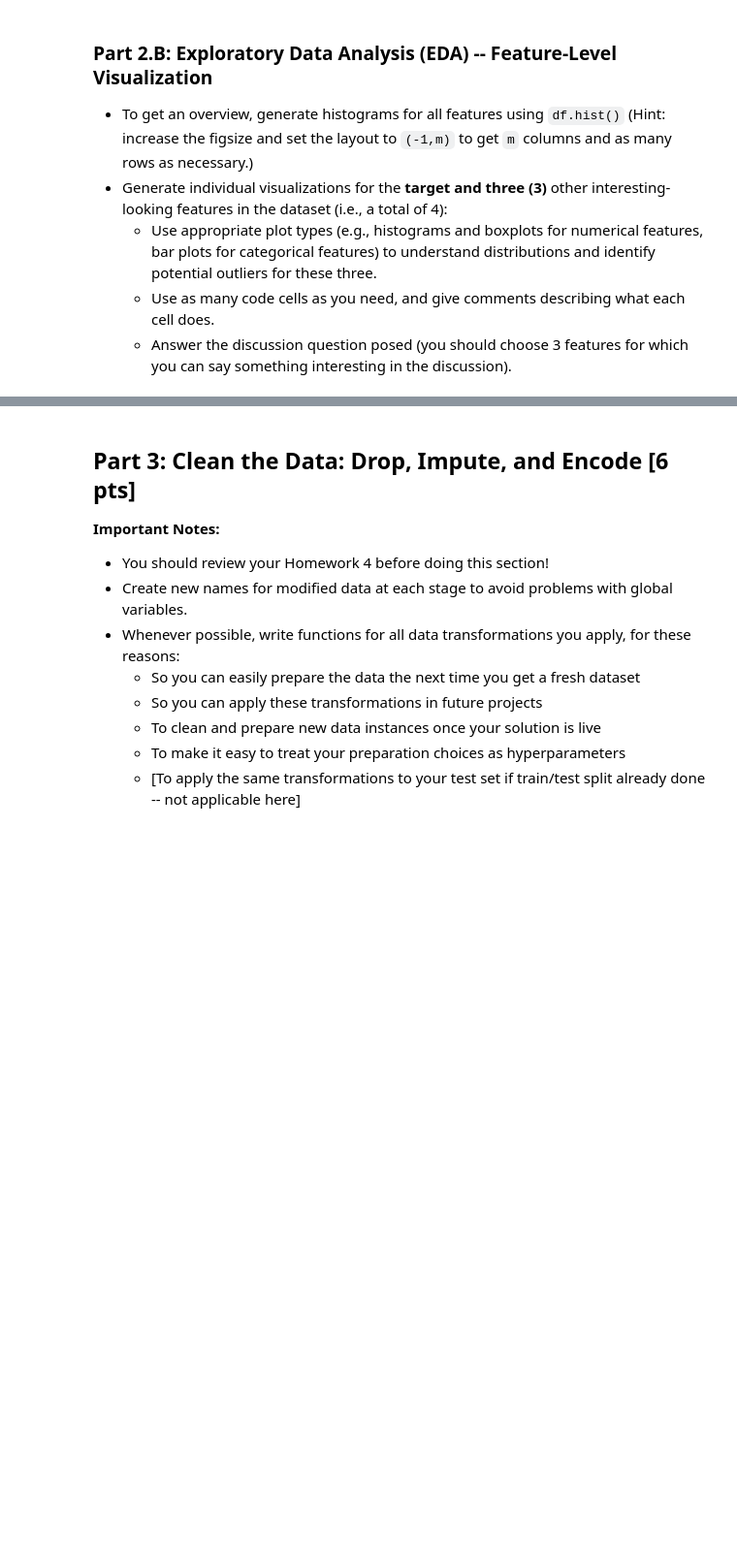
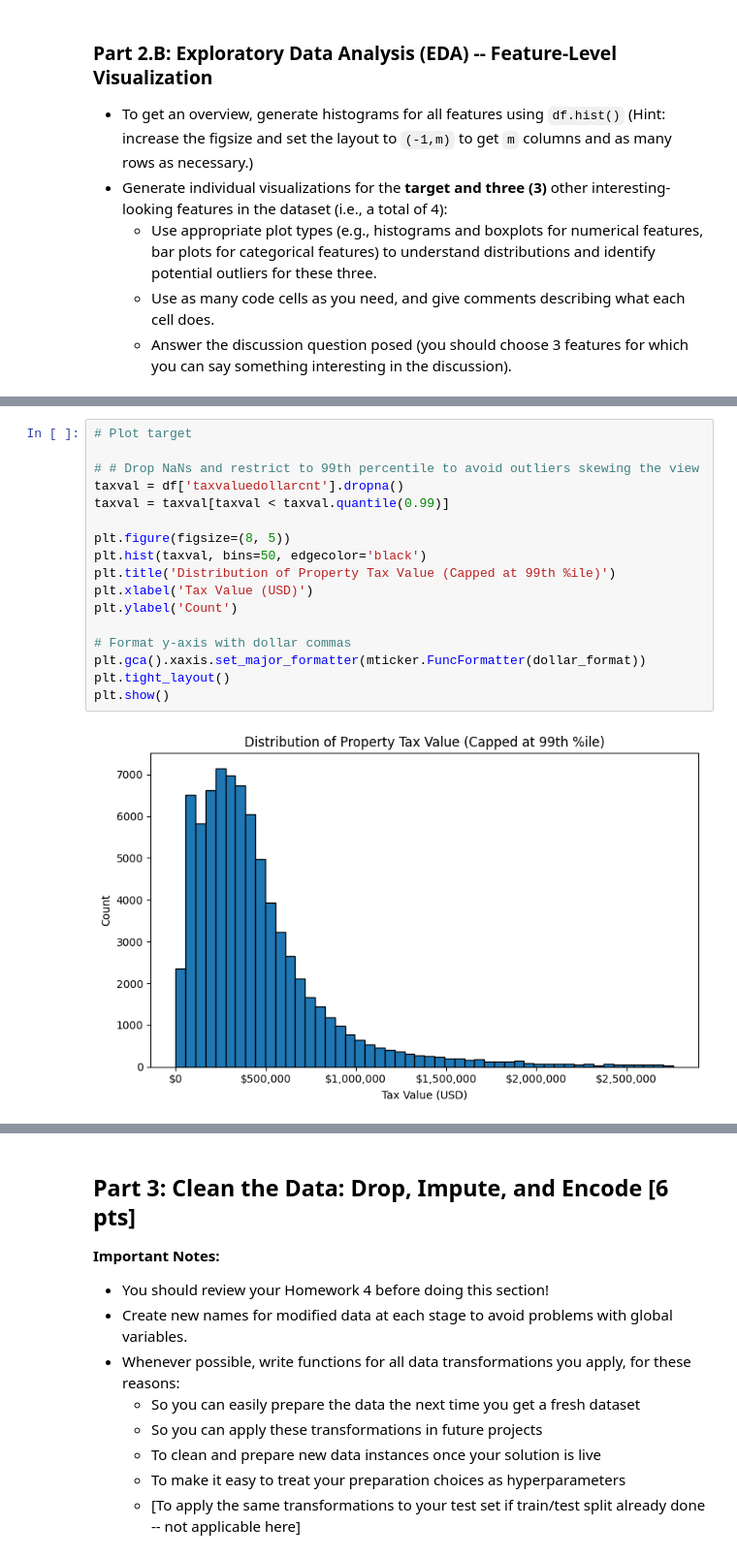
Before and after one commit to tbeerio/DX603-Milestone-1, a Jupyter notebook: Milestone_01.ipynb, the cells around one changed output, grey strips where cells are left out. Shown at 97% size. Cells and saved outputs as stored; diff of their text form; blank space fills up the shorter version.

```diff
--- a/Milestone_01.ipynb
+++ b/Milestone_01.ipynb
@@ -339,0 +346,19 @@ Similarly, features like `latitude`, `longitude`, and `regionidneighborhood` hav
+# %%
+# Plot target
+
+# # Drop NaNs and restrict to 99th percentile to avoid outliers skewing the view
+taxval = df['taxvaluedollarcnt'].dropna()
+taxval = taxval[taxval < taxval.quantile(0.99)]
+
+plt.figure(figsize=(8, 5))
+plt.hist(taxval, bins=50, edgecolor='black')
+plt.title('Distribution of Property Tax Value (Capped at 99th %ile)')
+plt.xlabel('Tax Value (USD)')
+plt.ylabel('Count')
+
+# Format y-axis with dollar commas
+plt.gca().xaxis.set_major_formatter(mticker.FuncFormatter(dollar_format))
+plt.tight_layout()
+plt.show()
+# %% [output]
+[figure, added]
```
Also changed, not shown: parts of 7 cells of this notebook.
